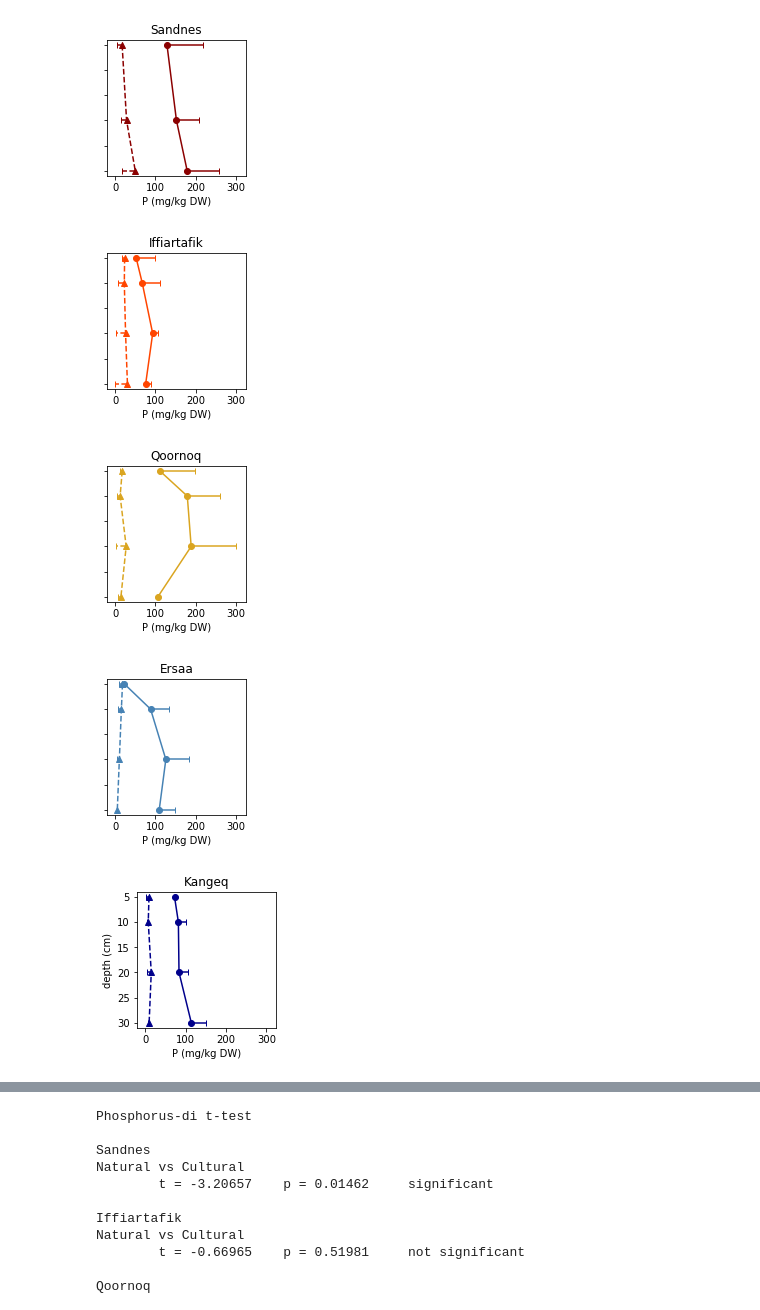
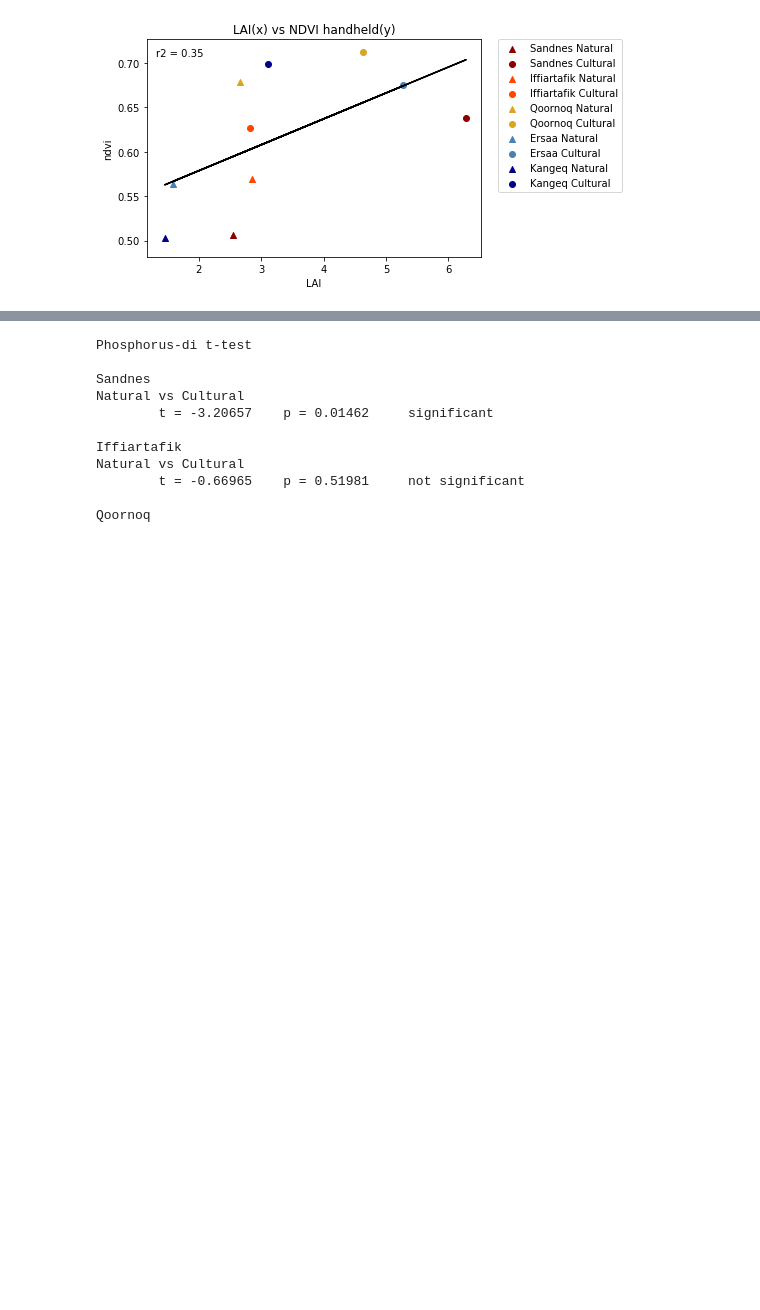
Before and after one commit to rasmusfenger/fieldsamples, a Jupyter notebook: view_soil_samples.ipynb, the cells around one changed output, grey strips where cells are left out. Saved outputs shown, nothing was run; the diff lists cells and outputs as text; code cells hidden in the pictures; blank space fills up the shorter version.

```diff
--- a/view_soil_samples.ipynb
+++ b/view_soil_samples.ipynb
@@ -67,29 +66,34 @@
 # %%
 from plotfunctions import *
 %matplotlib inline
 
-inFile = '/Users/rasmus/Google Drive/Phd/Field work 2016/Lab_sheet_v9.36.xlsx'
-sites = 7
+inFile = '/Users/rasmus/Google Drive/Phd/Field work 2016/Lab_sheet_v9.39.xlsx'
+sites = 6
 types = 3
-variable_1 = 32
-variable_2 = 20.1
-plotmode = 2.3
-xlim = 325
-#xlim = None
+
+# variables:
+variable1 = 22
+mod1 = False
+di1 = False
+
+variable2 = 21
+mod2 = False
+di2 = False
+
+plotmode = 4
+xlim = None
 reg = True
-savefig = '/Users/rasmus/Google Drive/Phd/Field work 2016/figures/temp'
-#savefig = '/Users/rasmus/Desktop/temp'
-#savefig = None
+#savefig = '/Users/rasmus/Google Drive/Phd/Field work 2016/figures/temp'
+savefig = None
+
 
 ################
+var1 = Variable(variable1, mod1, di1)
+var2 = Variable(variable2, mod2, di2)
 if sites == 7:
     for num in range(1,7):
-        plot(inFile, num, types, variable_1, variable_2, plotmode, xlim, reg, savefig)
+        plot(inFile, num, types, var1, var2, plotmode, xlim, reg, savefig)
 else:
-    plot(inFile, sites, types, variable_1, variable_2, plotmode, xlim, reg, savefig)
+    plot(inFile, sites, types, var1, var2, plotmode, xlim, reg, savefig)
 # %% [output]
-[figure, old version]
+[figure, new version]
-[figure, removed]
-[figure, removed]
-[figure, removed]
-[figure, removed]
```
Also changed, not shown: parts of 4 cells of this notebook, 5 other files.
